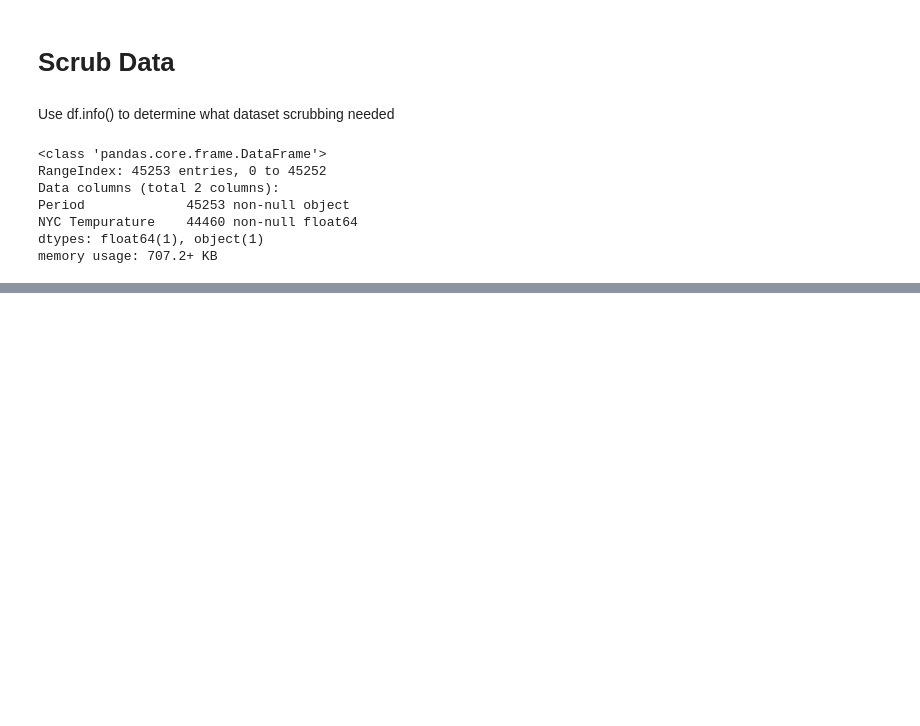
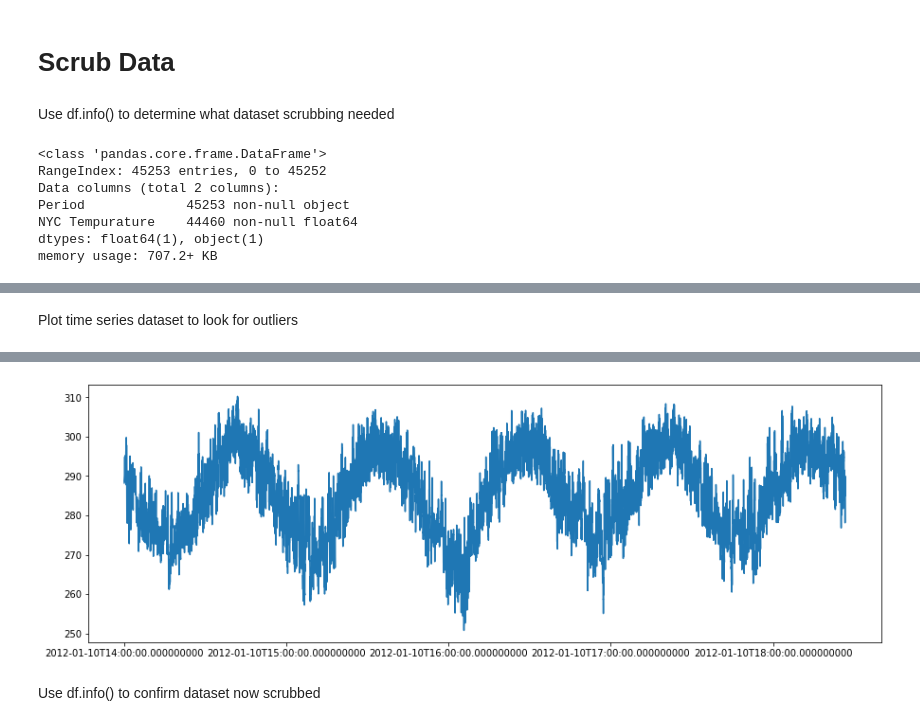
Before and after one commit to blantj/temperature_time_series, a Jupyter notebook: Modeling.ipynb, the cells around one changed output, grey strips where cells are left out. Drawn from its saved outputs; the diff is of its cells as text; code cells hidden in the pictures; blank space fills up the shorter version.

```diff
--- a/Modeling.ipynb
+++ b/Modeling.ipynb
@@ -34,0 +39,3 @@ memory usage: 707.2+ KB
+# %%
+df['Period'] = pd.to_datetime(df['Period'], dayfirst=True)
+df.head()
@@ -34,0 +69,3 @@ memory usage: 707.2+ KB
+# %%
+df = df.loc[1:44460, :]
+df
@@ -34,0 +86,7 @@ memory usage: 707.2+ KB
+# %% [markdown]
+Plot time series dataset to look for outliers
+# %%
+fig, ax = plt.subplots(figsize=(15,5))
+ax.plot(df['NYC Tempurature'].values)
+ax.set_xticklabels(df['Period'].values)
+# %% [output]
@@ -34,0 +100,3 @@ memory usage: 707.2+ KB
+[figure, added]
+# %% [markdown]
+Use df.info() to confirm dataset now scrubbed
```
Also changed, not shown: parts of 9 cells of this notebook.
